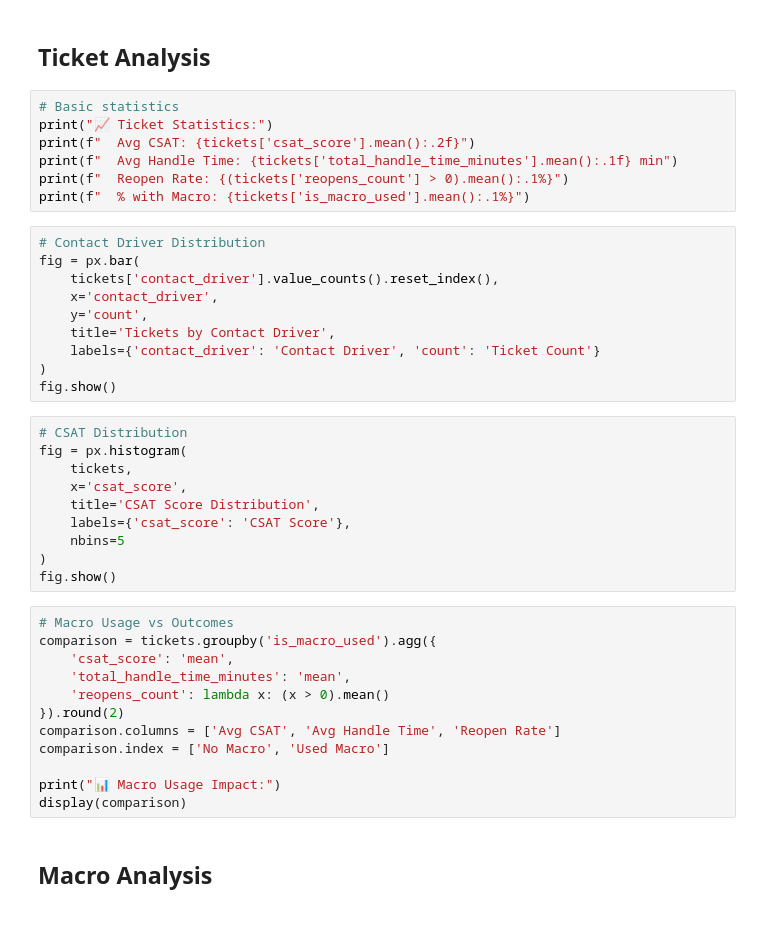
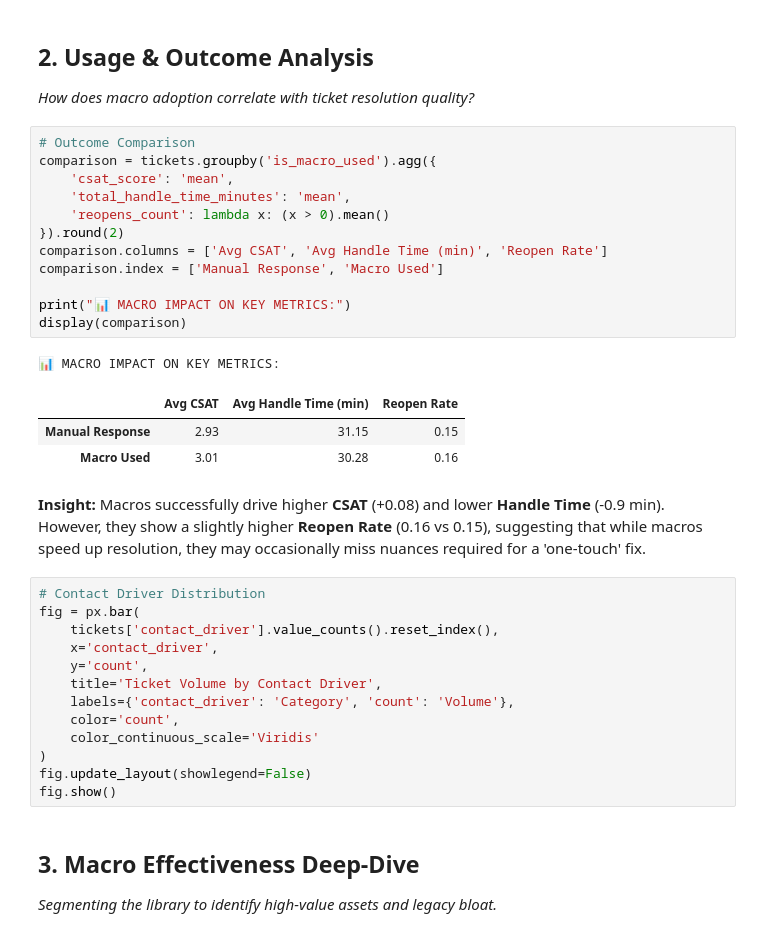
Before and after one commit to pasiempre/help-center-intelligence-analyzer, a Jupyter notebook: notebooks/02_data_exploration.ipynb, the cells around one changed output. Saved outputs shown, nothing was run; the diff lists cells and outputs as text.

```diff
--- a/notebooks/02_data_exploration.ipynb
+++ b/notebooks/02_data_exploration.ipynb
@@ -32,43 +81,40 @@ print(f"Clusters: {len(clusters):,}")
 # %% [markdown]
-## Ticket Analysis
+<a id="usage"></a>
+## 2. Usage & Outcome Analysis
+*How does macro adoption correlate with ticket resolution quality?*
 # %%
-# Basic statistics
-print("📈 Ticket Statistics:")
-print(f"  Avg CSAT: {tickets['csat_score'].mean():.2f}")
-print(f"  Avg Handle Time: {tickets['total_handle_time_minutes'].mean():.1f} min")
-print(f"  Reopen Rate: {(tickets['reopens_count'] > 0).mean():.1%}")
-print(f"  % with Macro: {tickets['is_macro_used'].mean():.1%}")
+# Outcome Comparison
+comparison = tickets.groupby('is_macro_used').agg({
+    'csat_score': 'mean',
+    'total_handle_time_minutes': 'mean',
+    'reopens_count': lambda x: (x > 0).mean()
+}).round(2)
+comparison.columns = ['Avg CSAT', 'Avg Handle Time (min)', 'Reopen Rate']
+comparison.index = ['Manual Response', 'Macro Used']
+
+print("📊 MACRO IMPACT ON KEY METRICS:")
+display(comparison)
+# %% [output]
+📊 MACRO IMPACT ON KEY METRICS:
+|  | Avg CSAT | Avg Handle Time (min) | Reopen Rate |
+| Manual Response | 2.93 | 31.15 | 0.15 |
+| Macro Used | 3.01 | 30.28 | 0.16 |
+# %% [markdown]
+**Insight:** Macros successfully drive higher **CSAT** (+0.08) and lower **Handle Time** (-0.9 min). However, they show a slightly higher **Reopen Rate** (0.16 vs 0.15), suggesting that while macros speed up resolution, they may occasionally miss nuances required for a 'one-touch' fix.
 # %%
 # Contact Driver Distribution
 fig = px.bar(
     tickets['contact_driver'].value_counts().reset_index(),
     x='contact_driver',
     y='count',
-    title='Tickets by Contact Driver',
-    labels={'contact_driver': 'Contact Driver', 'count': 'Ticket Count'}
+    title='Ticket Volume by Contact Driver',
+    labels={'contact_driver': 'Category', 'count': 'Volume'},
+    color='count',
+    color_continuous_scale='Viridis'
 )
+fig.update_layout(showlegend=False)
 fig.show()
-# %%
-# CSAT Distribution
-fig = px.histogram(
-    tickets,
-    x='csat_score',
-    title='CSAT Score Distribution',
-    labels={'csat_score': 'CSAT Score'},
-    nbins=5
-)
-fig.show()
-# %%
-# Macro Usage vs Outcomes
-comparison = tickets.groupby('is_macro_used').agg({
-    'csat_score': 'mean',
-    'total_handle_time_minutes': 'mean',
-    'reopens_count': lambda x: (x > 0).mean()
-}).round(2)
-comparison.columns = ['Avg CSAT', 'Avg Handle Time', 'Reopen Rate']
-comparison.index = ['No Macro', 'Used Macro']
-
-print("📊 Macro Usage Impact:")
-display(comparison)
 # %% [markdown]
-## Macro Analysis
+<a id="effectiveness"></a>
+## 3. Macro Effectiveness Deep-Dive
+*Segmenting the library to identify high-value assets and legacy bloat.*
```
Also changed, not shown: parts of 14 cells of this notebook, 6 other files.
